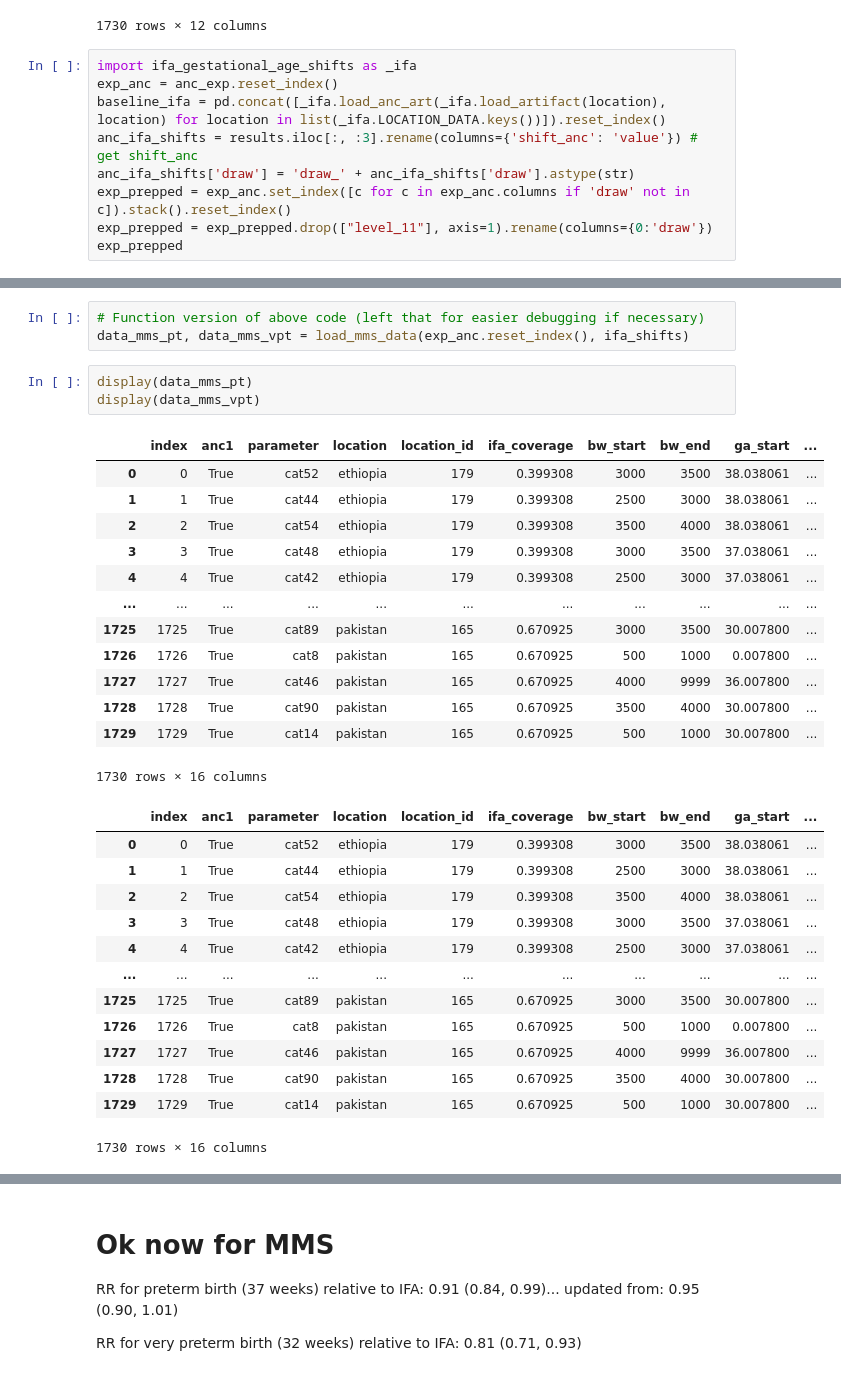
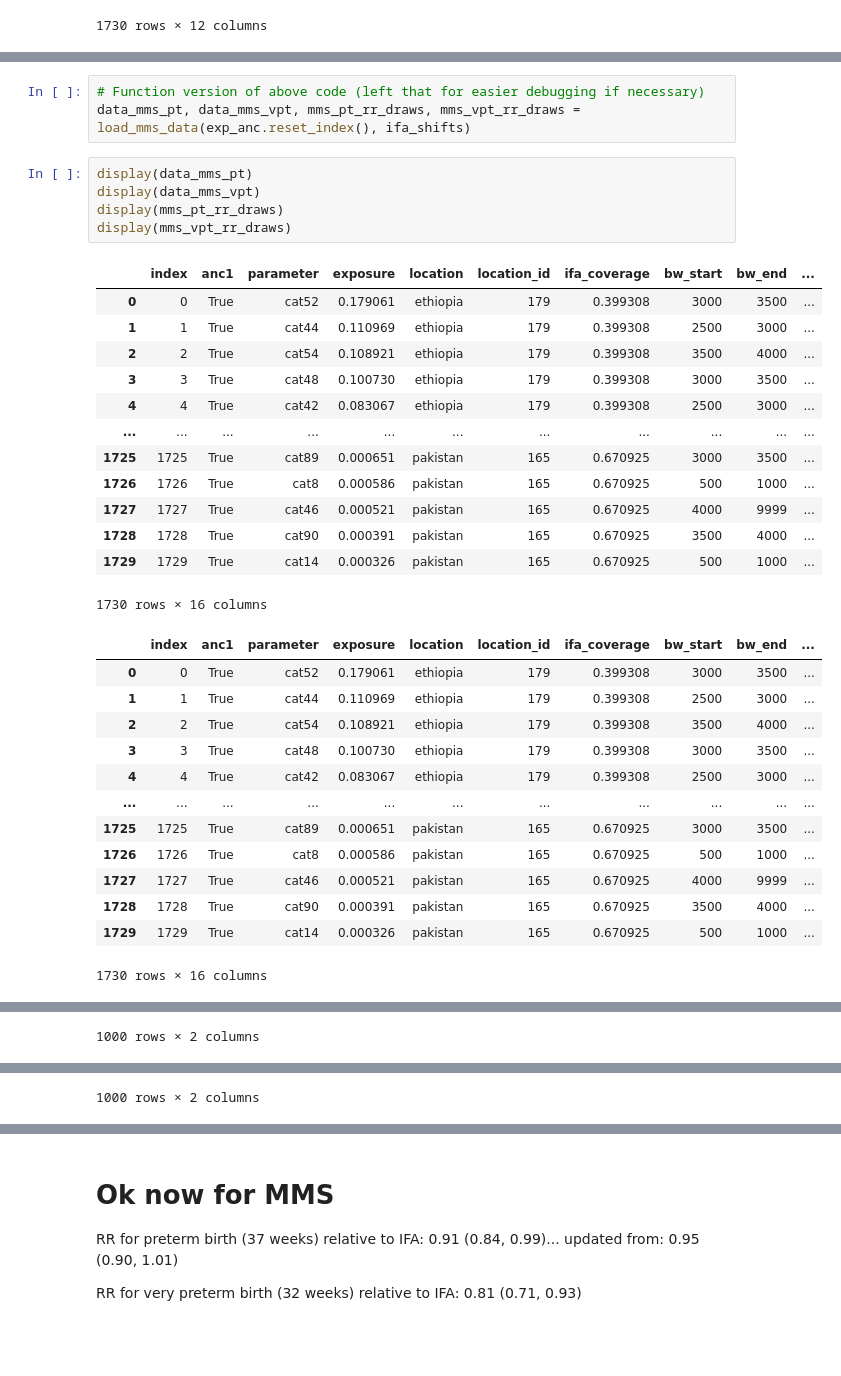
Before and after one commit to ihmeuw/vivarium_gates_mncnh, a Jupyter notebook: src/vivarium_gates_mncnh/data/ifa_mms_gestation_shifts/ifa_gestational_age_shifts.ipynb, the cells around one changed output, grey strips where cells are left out. Drawn from its saved outputs; the diff is of its cells as text; blank space fills up the shorter version.

Commit message:
Fixes and double shift wip

```diff
--- a/src/vivarium_gates_mncnh/data/ifa_mms_gestation_shifts/ifa_gestational_age_shifts.ipynb
+++ b/src/vivarium_gates_mncnh/data/ifa_mms_gestation_shifts/ifa_gestational_age_shifts.ipynb
@@ -283,12 +217,3 @@ exp_anc
 | 1728 | True | cat90 | 0.000391 | draw_71 | pakistan | 0.877987 | 165 | 0.670925 | 3500 | ... |
 | 1729 | True | cat14 | 0.000326 | draw_71 | pakistan | 0.877987 | 165 | 0.670925 | 500 | ... |
 1730 rows × 12 columns
-# %%
-import ifa_gestational_age_shifts as _ifa
-exp_anc = anc_exp.reset_index()
-baseline_ifa = pd.concat([_ifa.load_anc_art(_ifa.load_artifact(location), location) for location in list(_ifa.LOCATION_DATA.keys())]).reset_index()
-anc_ifa_shifts = results.iloc[:, :3].rename(columns={'shift_anc': 'value'}) # get shift_anc
-anc_ifa_shifts['draw'] = 'draw_' + anc_ifa_shifts['draw'].astype(str)
-exp_prepped = exp_anc.set_index([c for c in exp_anc.columns if 'draw' not in c]).stack().reset_index()
-exp_prepped = exp_prepped.drop(["level_11"], axis=1).rename(columns={0:'draw'})
-exp_prepped
@@ -395,33 +220,35 @@ data_mms_vpt = ifa_exp.drop("rr", axis=1).merge(mms_vpt_rr_draws, on='draw').dro
 # %%
 # Function version of above code (left that for easier debugging if necessary)
-data_mms_pt, data_mms_vpt = load_mms_data(exp_anc.reset_index(), ifa_shifts)
+data_mms_pt, data_mms_vpt, mms_pt_rr_draws, mms_vpt_rr_draws = load_mms_data(exp_anc.reset_index(), ifa_shifts)
 # %%
 display(data_mms_pt)
 display(data_mms_vpt)
+display(mms_pt_rr_draws)
+display(mms_vpt_rr_draws)
 # %% [output]
-|  | index | anc1 | parameter | location | location_id | ifa_coverage | bw_start | bw_end | ga_start | ... |
-| 0 | 0 | True | cat52 | ethiopia | 179 | 0.399308 | 3000 | 3500 | 38.038061 | ... |
-| 1 | 1 | True | cat44 | ethiopia | 179 | 0.399308 | 2500 | 3000 | 38.038061 | ... |
-| 2 | 2 | True | cat54 | ethiopia | 179 | 0.399308 | 3500 | 4000 | 38.038061 | ... |
-| 3 | 3 | True | cat48 | ethiopia | 179 | 0.399308 | 3000 | 3500 | 37.038061 | ... |
-| 4 | 4 | True | cat42 | ethiopia | 179 | 0.399308 | 2500 | 3000 | 37.038061 | ... |
+|  | index | anc1 | parameter | exposure | location | location_id | ifa_coverage | bw_start | bw_end | ... |
+| 0 | 0 | True | cat52 | 0.179061 | ethiopia | 179 | 0.399308 | 3000 | 3500 | ... |
+| 1 | 1 | True | cat44 | 0.110969 | ethiopia | 179 | 0.399308 | 2500 | 3000 | ... |
+| 2 | 2 | True | cat54 | 0.108921 | ethiopia | 179 | 0.399308 | 3500 | 4000 | ... |
+| 3 | 3 | True | cat48 | 0.100730 | ethiopia | 179 | 0.399308 | 3000 | 3500 | ... |
+| 4 | 4 | True | cat42 | 0.083067 | ethiopia | 179 | 0.399308 | 2500 | 3000 | ... |
 | ... | ... | ... | ... | ... | ... | ... | ... | ... | ... | ... |
-| 1725 | 1725 | True | cat89 | pakistan | 165 | 0.670925 | 3000 | 3500 | 30.007800 | ... |
-| 1726 | 1726 | True | cat8 | pakistan | 165 | 0.670925 | 500 | 1000 | 0.007800 | ... |
-| 1727 | 1727 | True | cat46 | pakistan | 165 | 0.670925 | 4000 | 9999 | 36.007800 | ... |
-| 1728 | 1728 | True | cat90 | pakistan | 165 | 0.670925 | 3500 | 4000 | 30.007800 | ... |
-| 1729 | 1729 | True | cat14 | pakistan | 165 | 0.670925 | 500 | 1000 | 30.007800 | ... |
+| 1725 | 1725 | True | cat89 | 0.000651 | pakistan | 165 | 0.670925 | 3000 | 3500 | ... |
+| 1726 | 1726 | True | cat8 | 0.000586 | pakistan | 165 | 0.670925 | 500 | 1000 | ... |
+| 1727 | 1727 | True | cat46 | 0.000521 | pakistan | 165 | 0.670925 | 4000 | 9999 | ... |
+| 1728 | 1728 | True | cat90 | 0.000391 | pakistan | 165 | 0.670925 | 3500 | 4000 | ... |
+| 1729 | 1729 | True | cat14 | 0.000326 | pakistan | 165 | 0.670925 | 500 | 1000 | ... |
 1730 rows × 16 columns
-|  | index | anc1 | parameter | location | location_id | ifa_coverage | bw_start | bw_end | ga_start | ... |
-| 0 | 0 | True | cat52 | ethiopia | 179 | 0.399308 | 3000 | 3500 | 38.038061 | ... |
-| 1 | 1 | True | cat44 | ethiopia | 179 | 0.399308 | 2500 | 3000 | 38.038061 | ... |
-| 2 | 2 | True | cat54 | ethiopia | 179 | 0.399308 | 3500 | 4000 | 38.038061 | ... |
-| 3 | 3 | True | cat48 | ethiopia | 179 | 0.399308 | 3000 | 3500 | 37.038061 | ... |
-| 4 | 4 | True | cat42 | ethiopia | 179 | 0.399308 | 2500 | 3000 | 37.038061 | ... |
+|  | index | anc1 | parameter | exposure | location | location_id | ifa_coverage | bw_start | bw_end | ... |
+| 0 | 0 | True | cat52 | 0.179061 | ethiopia | 179 | 0.399308 | 3000 | 3500 | ... |
+| 1 | 1 | True | cat44 | 0.110969 | ethiopia | 179 | 0.399308 | 2500 | 3000 | ... |
+| 2 | 2 | True | cat54 | 0.108921 | ethiopia | 179 | 0.399308 | 3500 | 4000 | ... |
+| 3 | 3 | True | cat48 | 0.100730 | ethiopia | 179 | 0.399308 | 3000 | 3500 | ... |
+| 4 | 4 | True | cat42 | 0.083067 | ethiopia | 179 | 0.399308 | 2500 | 3000 | ... |
 | ... | ... | ... | ... | ... | ... | ... | ... | ... | ... | ... |
-| 1725 | 1725 | True | cat89 | pakistan | 165 | 0.670925 | 3000 | 3500 | 30.007800 | ... |
-| 1726 | 1726 | True | cat8 | pakistan | 165 | 0.670925 | 500 | 1000 | 0.007800 | ... |
-| 1727 | 1727 | True | cat46 | pakistan | 165 | 0.670925 | 4000 | 9999 | 36.007800 | ... |
-| 1728 | 1728 | True | cat90 | pakistan | 165 | 0.670925 | 3500 | 4000 | 30.007800 | ... |
-| 1729 | 1729 | True | cat14 | pakistan | 165 | 0.670925 | 500 | 1000 | 30.007800 | ... |
+| 1725 | 1725 | True | cat89 | 0.000651 | pakistan | 165 | 0.670925 | 3000 | 3500 | ... |
+| 1726 | 1726 | True | cat8 | 0.000586 | pakistan | 165 | 0.670925 | 500 | 1000 | ... |
+| 1727 | 1727 | True | cat46 | 0.000521 | pakistan | 165 | 0.670925 | 4000 | 9999 | ... |
+| 1728 | 1728 | True | cat90 | 0.000391 | pakistan | 165 | 0.670925 | 3500 | 4000 | ... |
+| 1729 | 1729 | True | cat14 | 0.000326 | pakistan | 165 | 0.670925 | 500 | 1000 | ... |
 1730 rows × 16 columns
@@ -427,0 +267 @@ display(data_mms_vpt)
+1000 rows × 2 columns
@@ -427,0 +280 @@ display(data_mms_vpt)
+1000 rows × 2 columns
```
Also changed, not shown: parts of 20 cells of this notebook, 1 other file.
